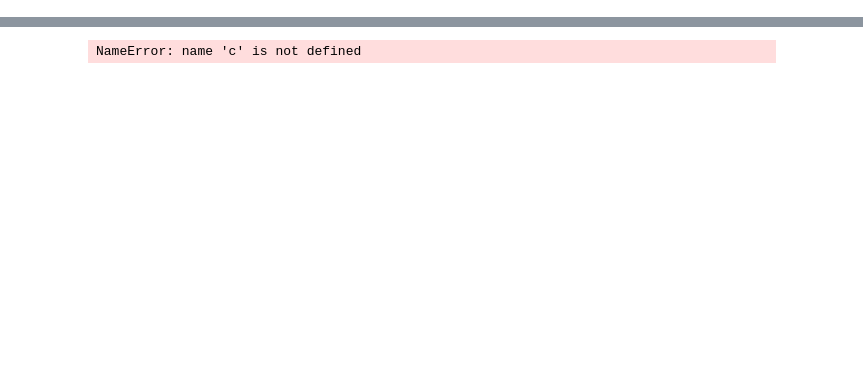
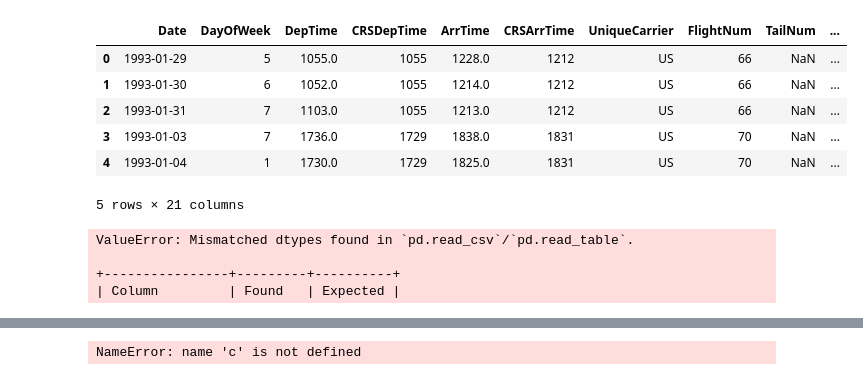
Before and after one commit to sirCamp/lectures, a Jupyter notebook: lecture_3/data_management_1.ipynb, the cells around one changed output, grey strips where cells are left out. Saved outputs shown, nothing was run; the diff lists cells and outputs as text; code cells hidden in the pictures; blank space fills up the shorter version.

```diff
--- a/lecture_3/data_management_1.ipynb
+++ b/lecture_3/data_management_1.ipynb
@@ -0,0 +82,21 @@
+# %%
+# take a look to the first elments
+df.head()
+# %% [output]
+|  | Date | DayOfWeek | DepTime | CRSDepTime | ArrTime | CRSArrTime | UniqueCarrier | FlightNum | TailNum | ... |
+| 0 | 1993-01-29 | 5 | 1055.0 | 1055 | 1228.0 | 1212 | US | 66 | NaN | ... |
+| 1 | 1993-01-30 | 6 | 1052.0 | 1055 | 1214.0 | 1212 | US | 66 | NaN | ... |
+| 2 | 1993-01-31 | 7 | 1103.0 | 1055 | 1213.0 | 1212 | US | 66 | NaN | ... |
+| 3 | 1993-01-03 | 7 | 1736.0 | 1729 | 1838.0 | 1831 | US | 70 | NaN | ... |
+| 4 | 1993-01-04 | 1 | 1730.0 | 1729 | 1825.0 | 1831 | US | 70 | NaN | ... |
+5 rows × 21 columns
+# %%
+# this take some samples from the end of the dataset, try to run and see how happen
+
+
+df.tail()
+# %% [output]
+ValueError: Mismatched dtypes found in `pd.read_csv`/`pd.read_table`.
+
++----------------+---------+----------+
+| Column         | Found   | Expected |
```
Also changed, not shown: parts of 25 cells of this notebook, 15 other files.
